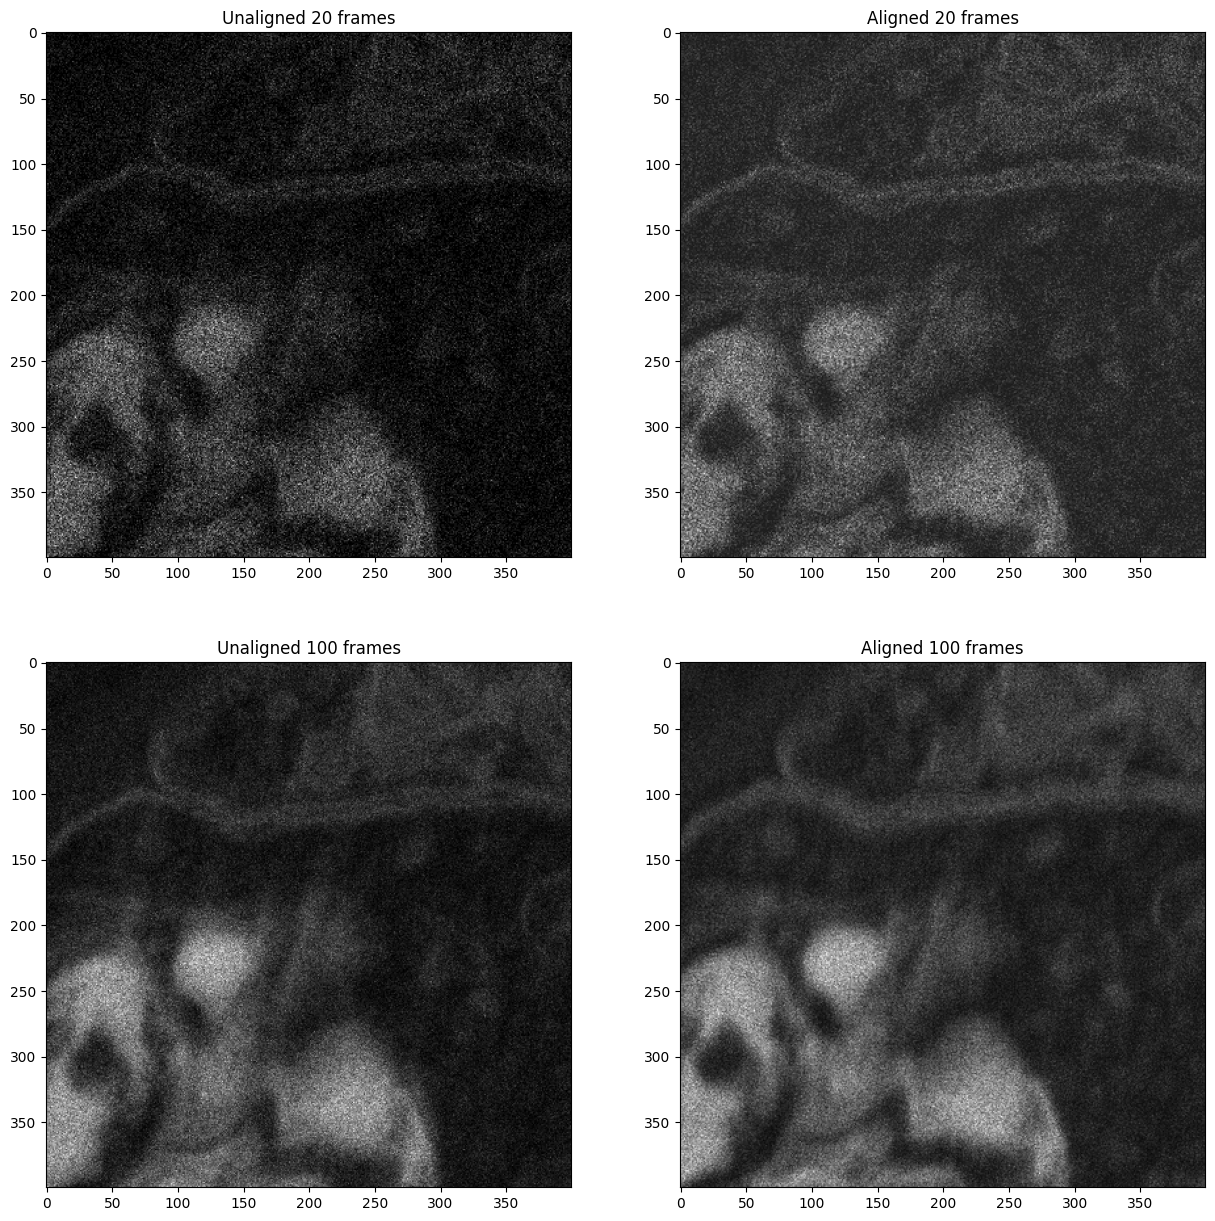
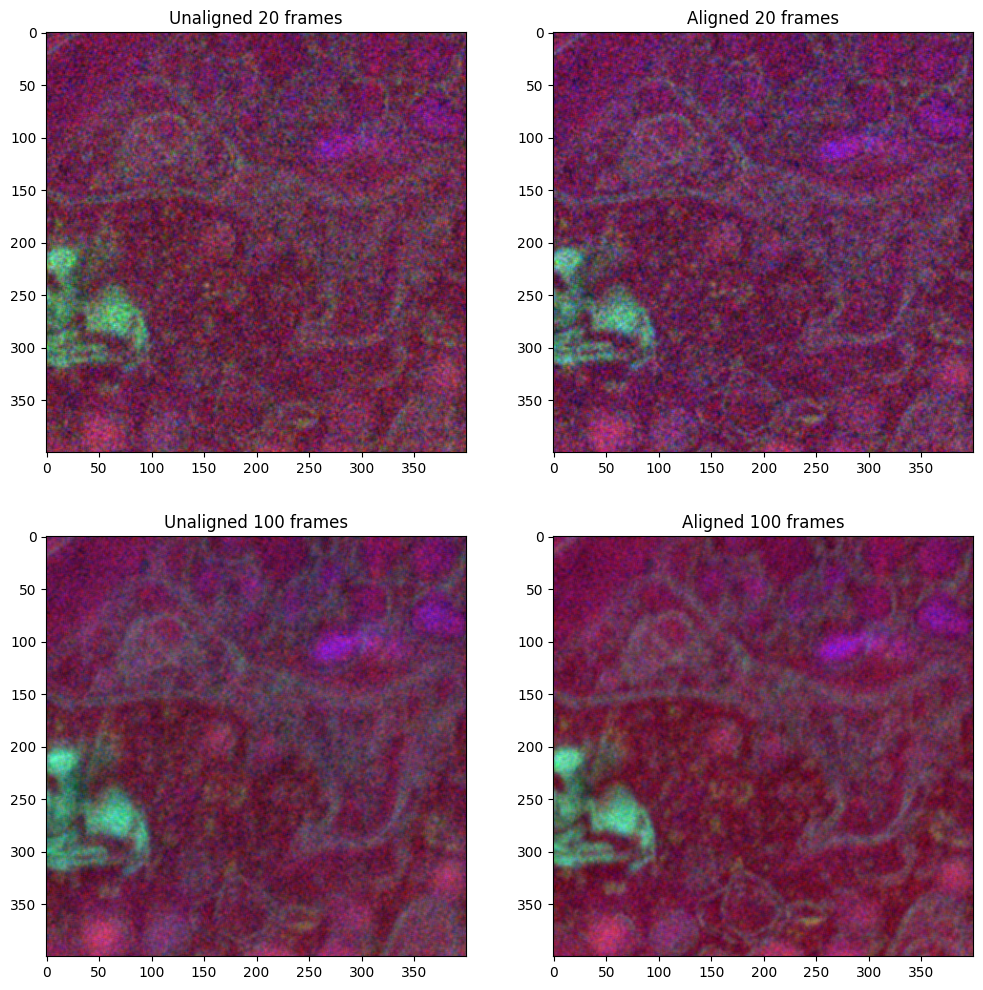
The change to this notebook cell's code, shown as a diff; its figure went from the first image to the second:
--- before
+++ after
@@ -1,9 +1,18 @@
-bands = [24,24,24]
-f, ax = plt.subplots(2,2,figsize=(15,15))
+bands = [4,25,28]
+#bands = [25,25,25]
+#bands = [24,24,24]
+f, ax = plt.subplots(2,2,figsize=(12,12))
+
+
 #x1,x2,y1,y2 = [750,1000,250,750]
-x1,x2,y1,y2 = [600,1000,400,800]
-#x1,x2,y1,y2 = [0,1024,0,1024]
+#x1,x2,y1,y2 = [600,1000,400,800]
+x1,x2,y1,y2 = [0,1024,0,1024]
 #x1,x2,y1,y2 = [0,2048,0,2048]
+#x1,x2,y1,y2 = [1024,2048,0,1024]
+#x1,x2,y1,y2 = [1250,2048,1250,2048]
 
+
+
+x1,x2,y1,y2 = [200,600,250,650]
 
 ax[0][0].imshow(tile_20.FalseColor(bands)[x1:x2,y1:y2,:])
@@ -17,2 +26,6 @@
 ax[1][0].set_title('Unaligned 100 frames')
 ax[1][1].set_title('Aligned 100 frames')
+
+#for i in range(2):
+#    for j in range(2):
+#        ax[i][j].axis('off')

Commit: comparing results